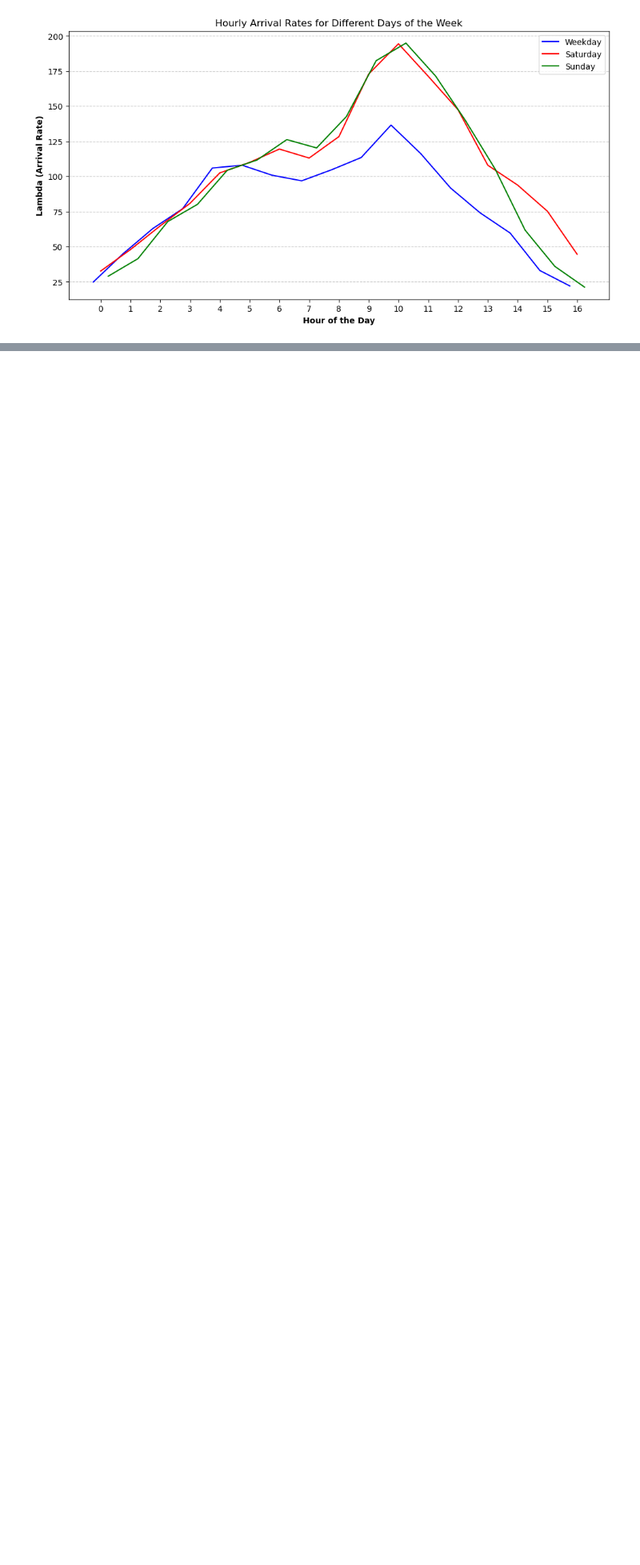
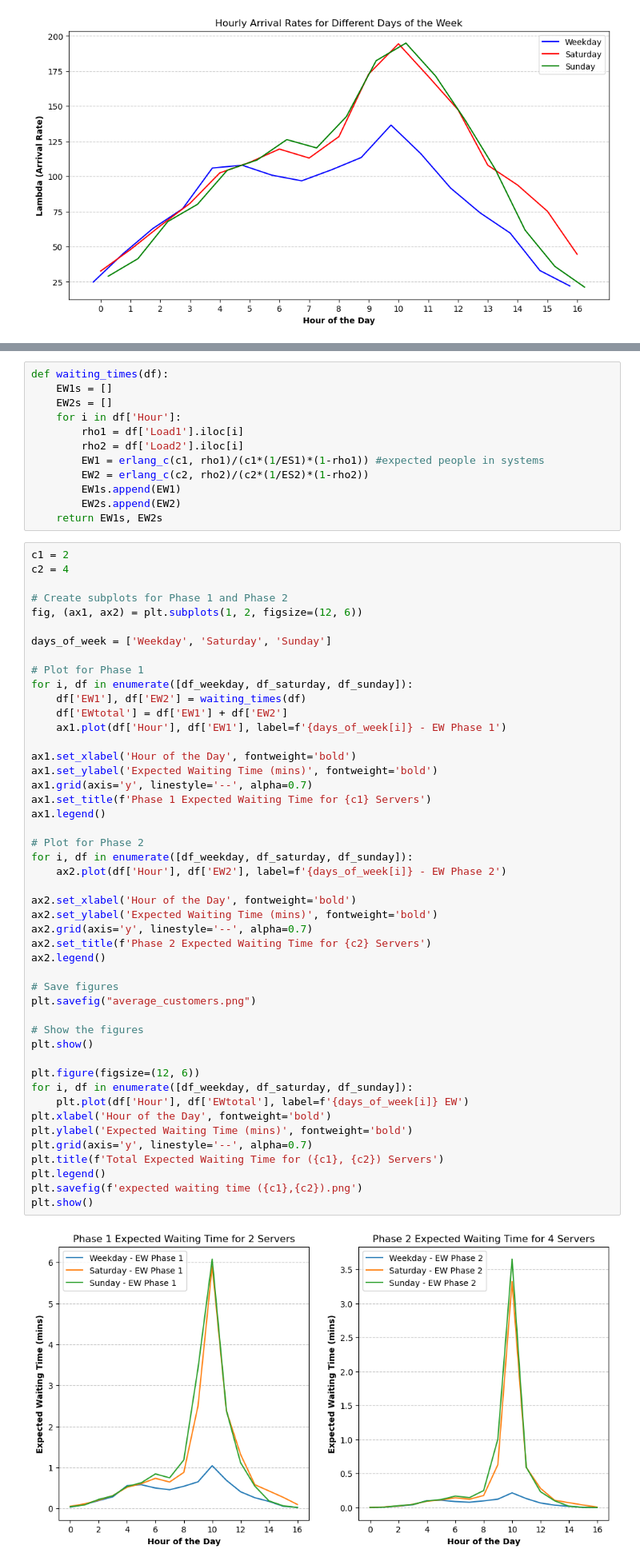
Before and after one commit to nandob7/ASM-Case2, a Jupyter notebook: case2.ipynb, the cells around one changed output, grey strips where cells are left out. Shown at 80% size. Drawn from its saved outputs; the diff is of its cells as text; blank space fills up the shorter version.

```diff
--- a/case2.ipynb
+++ b/case2.ipynb
@@ -288,0 +304,61 @@ plt.show()
+# %%
+def waiting_times(df):
+    EW1s = []
+    EW2s = []
+    for i in df['Hour']:
+        rho1 = df['Load1'].iloc[i]
+        rho2 = df['Load2'].iloc[i]
+        EW1 = erlang_c(c1, rho1)/(c1*(1/ES1)*(1-rho1)) #expected people in systems
+        EW2 = erlang_c(c2, rho2)/(c2*(1/ES2)*(1-rho2))
+        EW1s.append(EW1)
+        EW2s.append(EW2)
+    return EW1s, EW2s
+# %%
+c1 = 2
+c2 = 4
+
+# Create subplots for Phase 1 and Phase 2
+fig, (ax1, ax2) = plt.subplots(1, 2, figsize=(12, 6))
+
+days_of_week = ['Weekday', 'Saturday', 'Sunday']
+
+# Plot for Phase 1
+for i, df in enumerate([df_weekday, df_saturday, df_sunday]):
+    df['EW1'], df['EW2'] = waiting_times(df)
+    df['EWtotal'] = df['EW1'] + df['EW2']
+    ax1.plot(df['Hour'], df['EW1'], label=f'{days_of_week[i]} - EW Phase 1')
+
+ax1.set_xlabel('Hour of the Day', fontweight='bold')
+ax1.set_ylabel('Expected Waiting Time (mins)', fontweight='bold')
+ax1.grid(axis='y', linestyle='--', alpha=0.7)
+ax1.set_title(f'Phase 1 Expected Waiting Time for {c1} Servers')
+ax1.legend()
+
+# Plot for Phase 2
+for i, df in enumerate([df_weekday, df_saturday, df_sunday]):
+    ax2.plot(df['Hour'], df['EW2'], label=f'{days_of_week[i]} - EW Phase 2')
+
+ax2.set_xlabel('Hour of the Day', fontweight='bold')
+ax2.set_ylabel('Expected Waiting Time (mins)', fontweight='bold')
+ax2.grid(axis='y', linestyle='--', alpha=0.7)
+ax2.set_title(f'Phase 2 Expected Waiting Time for {c2} Servers')
+ax2.legend()
+
+# Save figures
+plt.savefig("average_customers.png")
+
+# Show the figures
+plt.show()
+
+plt.figure(figsize=(12, 6))
+for i, df in enumerate([df_weekday, df_saturday, df_sunday]):
+    plt.plot(df['Hour'], df['EWtotal'], label=f'{days_of_week[i]} EW')
+plt.xlabel('Hour of the Day', fontweight='bold')
+plt.ylabel('Expected Waiting Time (mins)', fontweight='bold')
+plt.grid(axis='y', linestyle='--', alpha=0.7)
+plt.title(f'Total Expected Waiting Time for ({c1}, {c2}) Servers')
+plt.legend()
+plt.savefig(f'expected waiting time ({c1},{c2}).png')
+plt.show()
+# %% [output]
+[figure, added]
```
Also changed, not shown: parts of 5 cells of this notebook, 2 other files.
